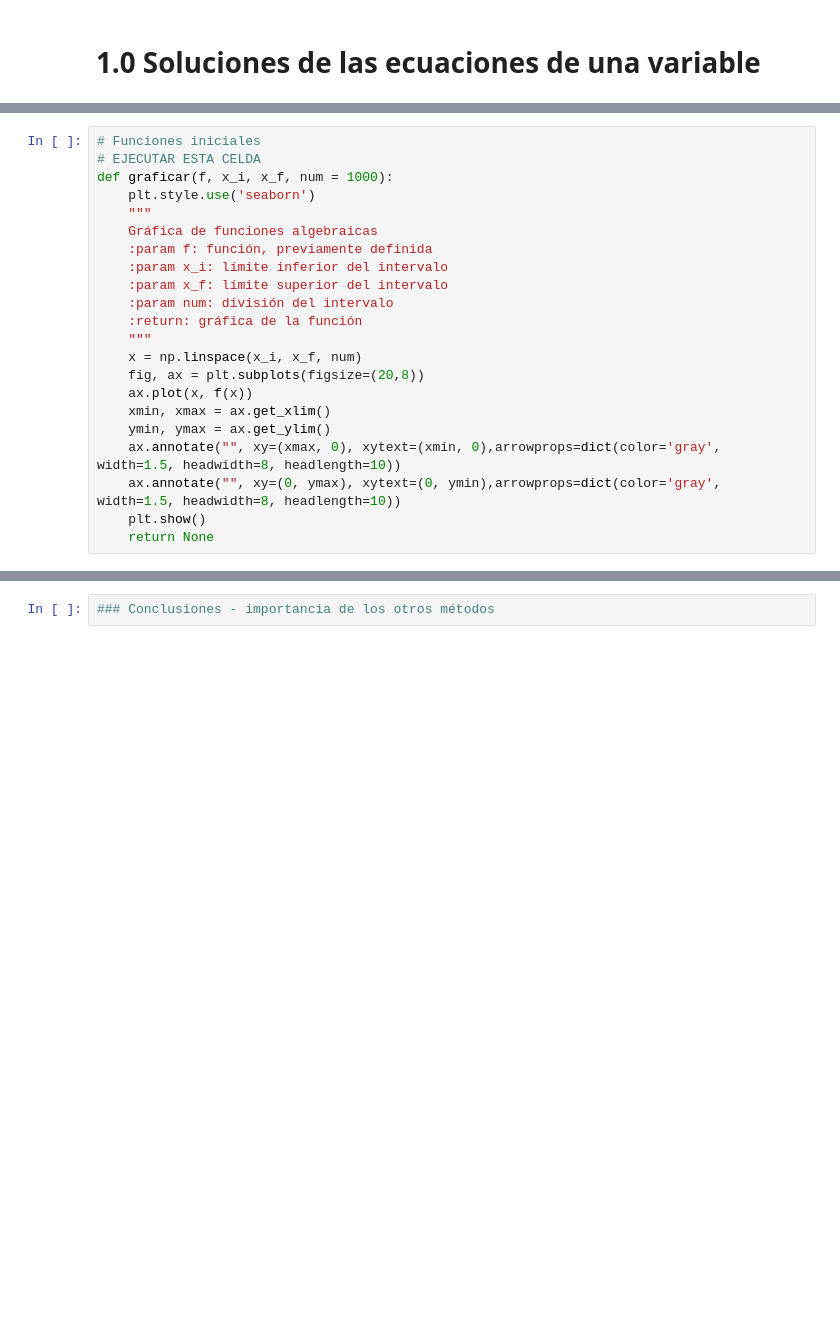
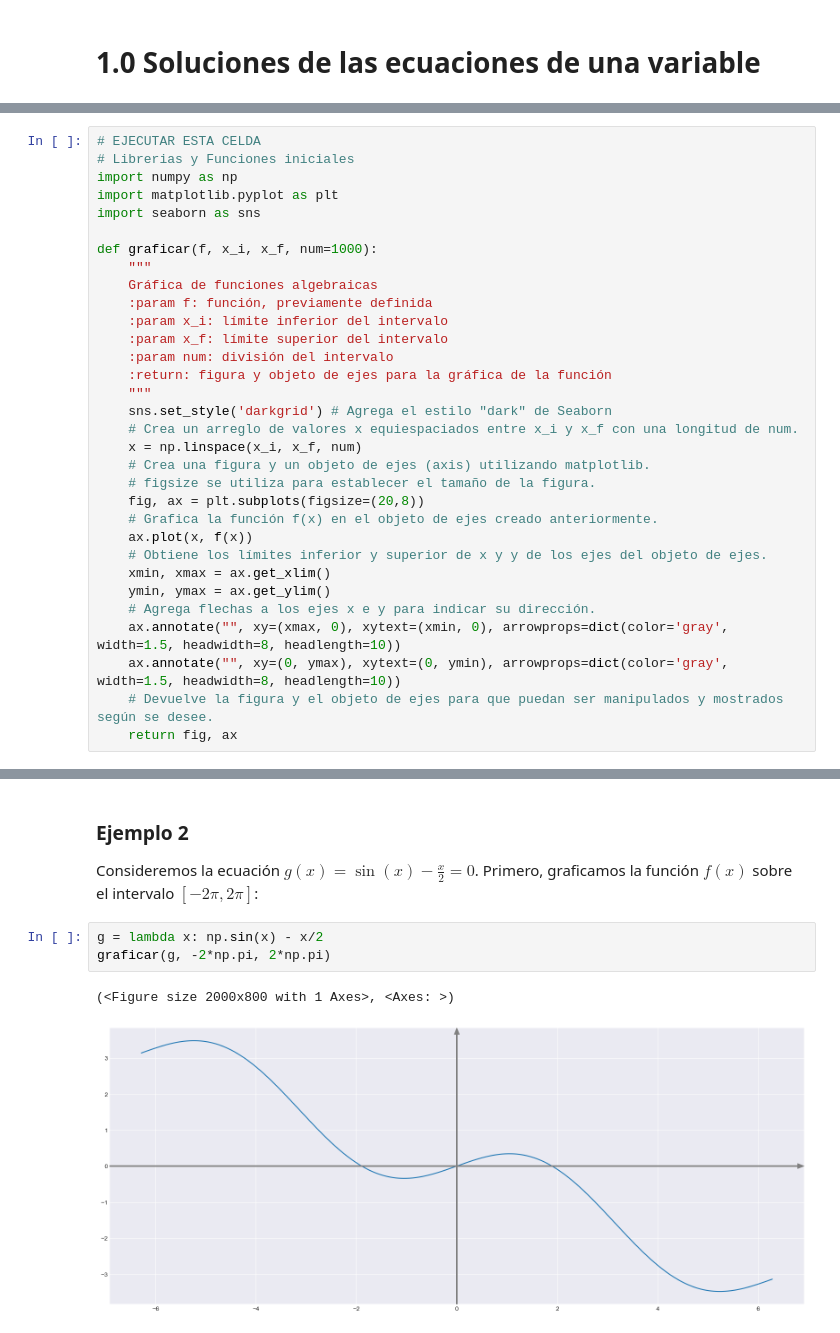
Before and after one commit to caramirezs/MetNum_librodigital, a Jupyter notebook: 1_Ecuaciones_de_una_variable/1.0_Soluciones_ecuaciones_una_variable.ipynb, the cells around one changed output, grey strips where cells are left out. Cells and saved outputs as stored; diff of their text form; blank space fills up the shorter version.

```diff
--- a/1_Ecuaciones_de_una_variable/1.0_Soluciones_ecuaciones_una_variable.ipynb
+++ b/1_Ecuaciones_de_una_variable/1.0_Soluciones_ecuaciones_una_variable.ipynb
@@ -14,23 +7,33 @@ import numpy as np
 # %%
-# Funciones iniciales
 # EJECUTAR ESTA CELDA
-def graficar(f, x_i, x_f, num = 1000):
-    plt.style.use('seaborn')
+# Librerias y Funciones iniciales
+import numpy as np
+import matplotlib.pyplot as plt
+import seaborn as sns
+
+def graficar(f, x_i, x_f, num=1000):
     """
     Gráfica de funciones algebraicas
     :param f: función, previamente definida
     :param x_i: límite inferior del intervalo
     :param x_f: límite superior del intervalo
     :param num: división del intervalo
-    :return: gráfica de la función
+    :return: figura y objeto de ejes para la gráfica de la función
     """
+    sns.set_style('darkgrid') # Agrega el estilo "dark" de Seaborn
+    # Crea un arreglo de valores x equiespaciados entre x_i y x_f con una longitud de num.
     x = np.linspace(x_i, x_f, num)
+    # Crea una figura y un objeto de ejes (axis) utilizando matplotlib.
+    # figsize se utiliza para establecer el tamaño de la figura.
     fig, ax = plt.subplots(figsize=(20,8))
+    # Grafica la función f(x) en el objeto de ejes creado anteriormente.
     ax.plot(x, f(x))
+    # Obtiene los límites inferior y superior de x y y de los ejes del objeto de ejes.
     xmin, xmax = ax.get_xlim()
     ymin, ymax = ax.get_ylim()
-    ax.annotate("", xy=(xmax, 0), xytext=(xmin, 0),arrowprops=dict(color='gray', width=1.5, headwidth=8, headlength=10))
-    ax.annotate("", xy=(0, ymax), xytext=(0, ymin),arrowprops=dict(color='gray', width=1.5, headwidth=8, headlength=10))
-    plt.show()
-    return None
+    # Agrega flechas a los ejes x e y para indicar su dirección.
+    ax.annotate("", xy=(xmax, 0), xytext=(xmin, 0), arrowprops=dict(color='gray', width=1.5, headwidth=8, headlength=10))
+    ax.annotate("", xy=(0, ymax), xytext=(0, ymin), arrowprops=dict(color='gray', width=1.5, headwidth=8, headlength=10))
+    # Devuelve la figura y el objeto de ejes para que puedan ser manipulados y mostrados según se desee.
+    return fig, ax
 # %% [markdown]
@@ -172,4 +93,11 @@ En la gráfica anterior podemos identificar dos raíces de la función $f(x)$, e
 
 Notemos que este método no nos permite realmente identificar las soluciones de la función, sino darnos una idea de donde están y tener una *imprecisa* aproximación de estas.
-# %%
-### Conclusiones - importancia de los otros métodos
+# %% [markdown]
+### Ejemplo 2
+Consideremos la ecuación $g(x) = \sin(x) - \frac{x}{2} = 0$. Primero, graficamos la función $f(x)$ sobre el intervalo $[-2\pi, 2\pi]$:
+# %%
+g = lambda x: np.sin(x) - x/2
+graficar(g, -2*np.pi, 2*np.pi)
+# %% [output]
+(<Figure size 2000x800 with 1 Axes>, <Axes: >)
+[figure, added]
```
Also changed, not shown: parts of 17 cells of this notebook, 2 other files.
